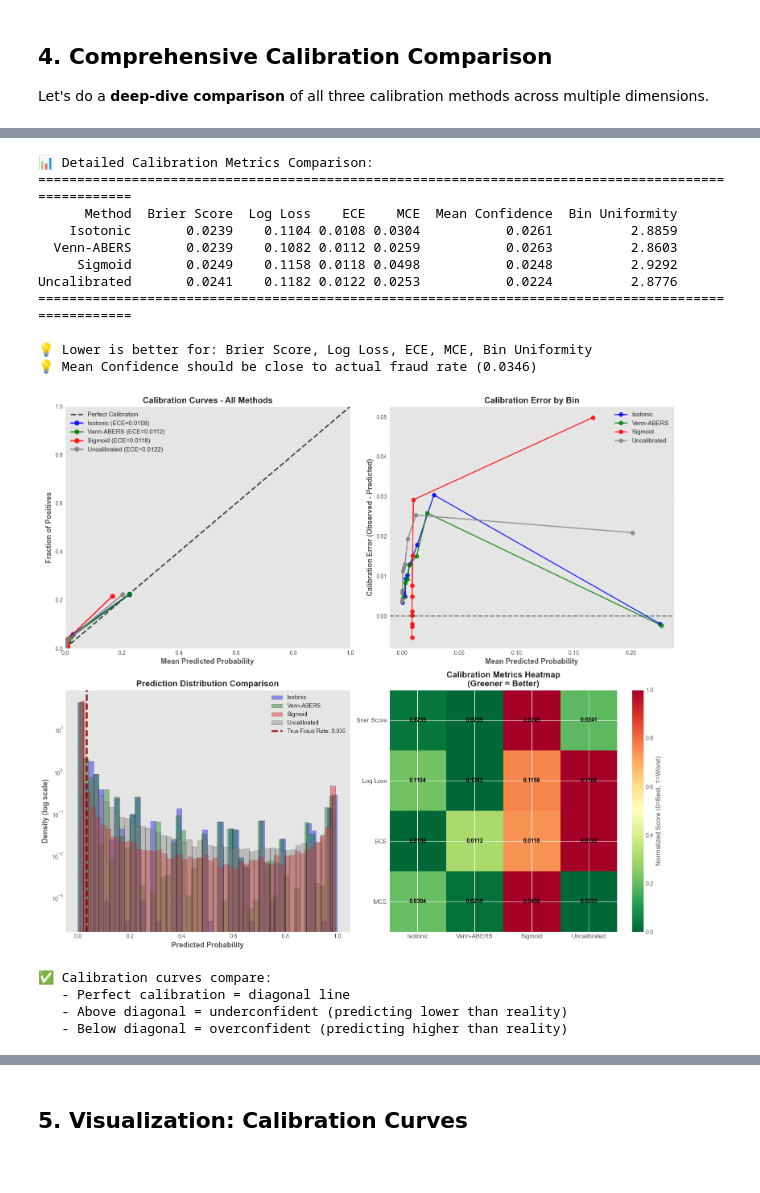
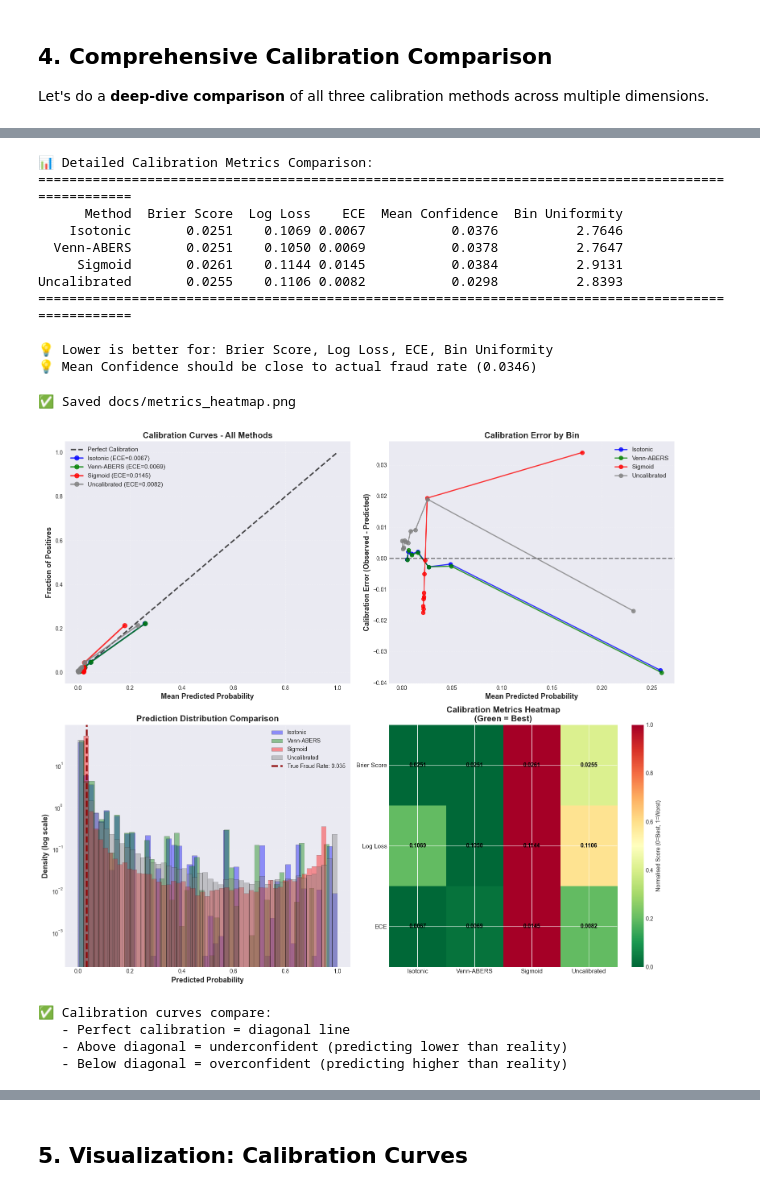
Before and after one commit to firefly1248/fraud-detection_demo_with_calibration, a Jupyter notebook: build_and_evaluate_model.ipynb, the cells around one changed output, grey strips where cells are left out. Saved outputs shown, nothing was run; the diff lists cells and outputs as text; code cells hidden in the pictures.

Commit message:
Add FraudFeatureEngineer, fix calibration pipeline, improve notebook

```diff
--- a/build_and_evaluate_model.ipynb
+++ b/build_and_evaluate_model.ipynb
@@ -252,13 +221,12 @@ print("   ✓ Isotonic model trained")
 1️⃣ Training with Isotonic calibration...
    ✓ Isotonic model trained
 # %%
-# 2. Venn-ABERS calibration (with prediction intervals)
-# Note: model_params can be from hyperparameter optimization (section 3.1) or predefined values
+# 2. Venn-ABERS calibration (temporal split: first 80% train, last 20% calibrate)
 print("\n2️⃣ Training with Venn-ABERS calibration...")
 model_venn_abers = CalibratedBinaryClassifier(
     variable_params=model_params,
     calibration_method='venn_abers',
-    calibration_params={'cal_size': 0.2}
+    calibration_params={'cal_size': 0.2, 'time_column': 'TransactionDT'}
 )
 model_venn_abers.fit(X_train, y_train)
 print("   ✓ Venn-ABERS model trained")
@@ -266,11 +234,12 @@ print("   ✓ Venn-ABERS model trained")
 2️⃣ Training with Venn-ABERS calibration...
    ✓ Venn-ABERS model trained
 # %%
-# 3. Sigmoid/Platt scaling
+# 3. Sigmoid/Platt scaling (temporal split: first 80% train, last 20% calibrate)
 print("\n3️⃣ Training with Sigmoid calibration...")
 model_sigmoid = CalibratedBinaryClassifier(
     variable_params=model_params,
-    calibration_method='sigmoid'
+    calibration_method='sigmoid',
+    calibration_params={'cal_size': 0.2, 'time_column': 'TransactionDT'}
 )
 model_sigmoid.fit(X_train, y_train)
 print("   ✓ Sigmoid model trained\n")
@@ -315,14 +291,12 @@ def compute_calibration_metrics(y_true, y_pred, n_bins=10):
     logloss = log_loss(y_true, y_pred)
     prob_true, prob_pred = calibration_curve(y_true, y_pred, n_bins=n_bins, strategy='quantile')
     ece = np.mean(np.abs(prob_true - prob_pred))
-    mce = np.max(np.abs(prob_true - prob_pred))
     bin_counts, _ = np.histogram(y_pred, bins=n_bins, range=(0, 1))
     bin_uniformity = np.std(bin_counts) / np.mean(bin_counts)
     return {
         'Brier Score': brier,
         'Log Loss': logloss,
         'ECE': ece,
-        'MCE': mce,
         'Mean Confidence': y_pred.mean(),
         'Bin Uniformity': bin_uniformity
     }
@@ -334,25 +308,25 @@ for method, y_pred in predictions.items():
     calibration_results.append(metrics)
 
 calib_df = pd.DataFrame(calibration_results)
-calib_df = calib_df[['Method', 'Brier Score', 'Log Loss', 'ECE', 'MCE', 'Mean Confidence', 'Bin Uniformity']]
+calib_df = calib_df[['Method', 'Brier Score', 'Log Loss', 'ECE', 'Mean Confidence', 'Bin Uniformity']]
 
 print("\n📊 Detailed Calibration Metrics Comparison:")
 print("=" * 100)
 print(calib_df.round(4).to_string(index=False))
 print("=" * 100)
-print("\n💡 Lower is better for: Brier Score, Log Loss, ECE, MCE, Bin Uniformity")
+print("\n💡 Lower is better for: Brier Score, Log Loss, ECE, Bin Uniformity")
 print("💡 Mean Confidence should be close to actual fraud rate ({:.4f})".format(y_test.mean()))
 # %% [output]
 📊 Detailed Calibration Metrics Comparison:
 ====================================================================================================
-      Method  Brier Score  Log Loss    ECE    MCE  Mean Confidence  Bin Uniformity
-    Isotonic       0.0239    0.1104 0.0108 0.0304           0.0261          2.8859
-  Venn-ABERS       0.0239    0.1082 0.0112 0.0259           0.0263          2.8603
-     Sigmoid       0.0249    0.1158 0.0118 0.0498           0.0248          2.9292
-Uncalibrated       0.0241    0.1182 0.0122 0.0253           0.0224          2.8776
+      Method  Brier Score  Log Loss    ECE  Mean Confidence  Bin Uniformity
+    Isotonic       0.0251    0.1069 0.0067           0.0376          2.7646
+  Venn-ABERS       0.0251    0.1050 0.0069           0.0378          2.7647
+     Sigmoid       0.0261    0.1144 0.0145           0.0384          2.9131
+Uncalibrated       0.0255    0.1106 0.0082           0.0298          2.8393
 ====================================================================================================
 
-💡 Lower is better for: Brier Score, Log Loss, ECE, MCE, Bin Uniformity
+💡 Lower is better for: Brier Score, Log Loss, ECE, Bin Uniformity
 💡 Mean Confidence should be close to actual fraud rate (0.0346)
 # %%
 from sklearn.metrics import roc_curve, precision_recall_curve, auc
@@ -383,8 +357,8 @@ ax1.set_ylabel('Fraction of Positives', fontsize=13, fontweight='bold')
 ax1.set_title('Calibration Curves - All Methods', fontsize=15, fontweight='bold')
 ax1.legend(fontsize=11)
 ax1.grid(alpha=0.3, linestyle='--')
-ax1.set_xlim([0, 1])
-ax1.set_ylim([0, 1])
+# Don't force [0,1] — fraud rate is 3.5%, predictions cluster near 0.
+# Let matplotlib auto-scale so curves fill the plot area.
 
 # Plot 2: Calibration Error per Bin
 ax2 = axes[0, 1]
@@ -427,43 +401,70 @@ ax3.axvline(y_test.mean(), color='darkred', linestyle='--', linewidth=3,
             label=f'True Fraud Rate: {y_test.mean():.3f}')
 ax3.set_yscale('log')
 ax3.set_xlabel('Predicted Probability', fontsize=13, fontweight='bold')
 ax3.set_ylabel('Density (log scale)', fontsize=13, fontweight='bold')
 ax3.set_title('Prediction Distribution Comparison', fontsize=15, fontweight='bold')
 ax3.legend(fontsize=10)
 ax3.grid(alpha=0.3, linestyle='--')
 
-# Plot 4: Calibration Metrics Heatmap
+# Plot 4: Calibration Metrics Heatmap (lower-is-better: green = best)
 ax4 = axes[1, 1]
-metrics_for_heatmap = calib_df[['Method', 'Brier Score', 'Log Loss', 'ECE', 'MCE']].set_index('Method')
-metrics_normalized = (metrics_for_heatmap - metrics_for_heatmap.min()) / (metrics_for_heatmap.max() - metrics_for_heatmap.min())
+calib_cols = ['Brier Score', 'Log Loss', 'ECE']
+metrics_for_heatmap = calib_df.set_index('Method')[calib_cols]
+# For lower-is-better metrics: normalise so 0 = best (lowest), 1 = worst
+metrics_normalized = (metrics_for_heatmap - metrics_for_heatmap.min()) / (
+    metrics_for_heatmap.max() - metrics_for_heatmap.min() + 1e-12
+)
 
 im = ax4.imshow(metrics_normalized.T, cmap='RdYlGn_r', aspect='auto', vmin=0, vmax=1)
+ax4.grid(False)
 ax4.set_xticks(np.arange(len(metrics_normalized.index)))
 ax4.set_yticks(np.arange(len(metrics_normalized.columns)))
 ax4.set_xticklabels(metrics_normalized.index, fontsize=11)
 ax4.set_yticklabels(metrics_normalized.columns, fontsize=11)
 
 for i in range(len(metrics_normalized.columns)):
     for j in range(len(metrics_normalized.index)):
         ax4.text(j, i, f'{metrics_for_heatmap.iloc[j, i]:.4f}',
                  ha="center", va="center", color="black", fontsize=10, fontweight='bold')
 
-ax4.set_title('Calibration Metrics Heatmap\n(Greener = Better)', fontsize=15, fontweight='bold')
-plt.colorbar(im, ax=ax4, label='Normalized Score (0=Best, 1=Worst)')
+ax4.set_title('Calibration Metrics Heatmap\n(Green = Best)', fontsize=15, fontweight='bold')
+plt.colorbar(im, ax=ax4, label='Normalised Score (0=Best, 1=Worst)')
 
 plt.tight_layout()
+
+# Save just the heatmap subplot (ax4) as a standalone PNG for the README
+_fig_hm, _ax_hm = plt.subplots(figsize=(7, 3.5))
+_im = _ax_hm.imshow(metrics_normalized.T, cmap='RdYlGn_r', aspect='auto', vmin=0, vmax=1)
+_ax_hm.grid(False)
+_ax_hm.set_xticks(np.arange(len(metrics_normalized.index)))
+_ax_hm.set_yticks(np.arange(len(metrics_normalized.columns)))
+_ax_hm.set_xticklabels(metrics_normalized.index, fontsize=12)
+_ax_hm.set_yticklabels(metrics_normalized.columns, fontsize=12)
+for i in range(len(metrics_normalized.columns)):
+    for j in range(len(metrics_normalized.index)):
+        _ax_hm.text(j, i, f'{metrics_for_heatmap.iloc[j, i]:.4f}',
+                    ha='center', va='center', color='black', fontsize=11, fontweight='bold')
+_ax_hm.set_title('Calibration Metrics Heatmap  (Green = Best)', fontsize=13, fontweight='bold')
+plt.colorbar(_im, ax=_ax_hm, label='Normalised Score (0=Best, 1=Worst)')
+_fig_hm.tight_layout()
+os.makedirs('docs', exist_ok=True)
+_fig_hm.savefig('docs/metrics_heatmap.png', dpi=150, bbox_inches='tight')
+plt.close(_fig_hm)
+print("✅ Saved docs/metrics_heatmap.png")
+
 plt.show()
 
 print("\n✅ Calibration curves compare:")
 print("   - Perfect calibration = diagonal line")
 print("   - Above diagonal = underconfident (predicting lower than reality)")
 print("   - Below diagonal = overconfident (predicting higher than reality)")
 # %% [output]
+✅ Saved docs/metrics_heatmap.png
-[figure, old version]
+[figure, new version]
-✅ Calibration curves compare:
-   - Perfect calibration = diagonal line
-   - Above diagonal = underconfident (predicting lower than reality)
-   - Below diagonal = overconfident (predicting higher than reality)
+✅ Calibration curves compare:
+   - Perfect calibration = diagonal line
+   - Above diagonal = underconfident (predicting lower than reality)
+   - Below diagonal = overconfident (predicting higher than reality)
 # %% [markdown]
 ### 4.1 Detailed Calibration Metrics Comparison
 
```
Also changed, not shown: parts of 15 cells of this notebook, 15 other files.
